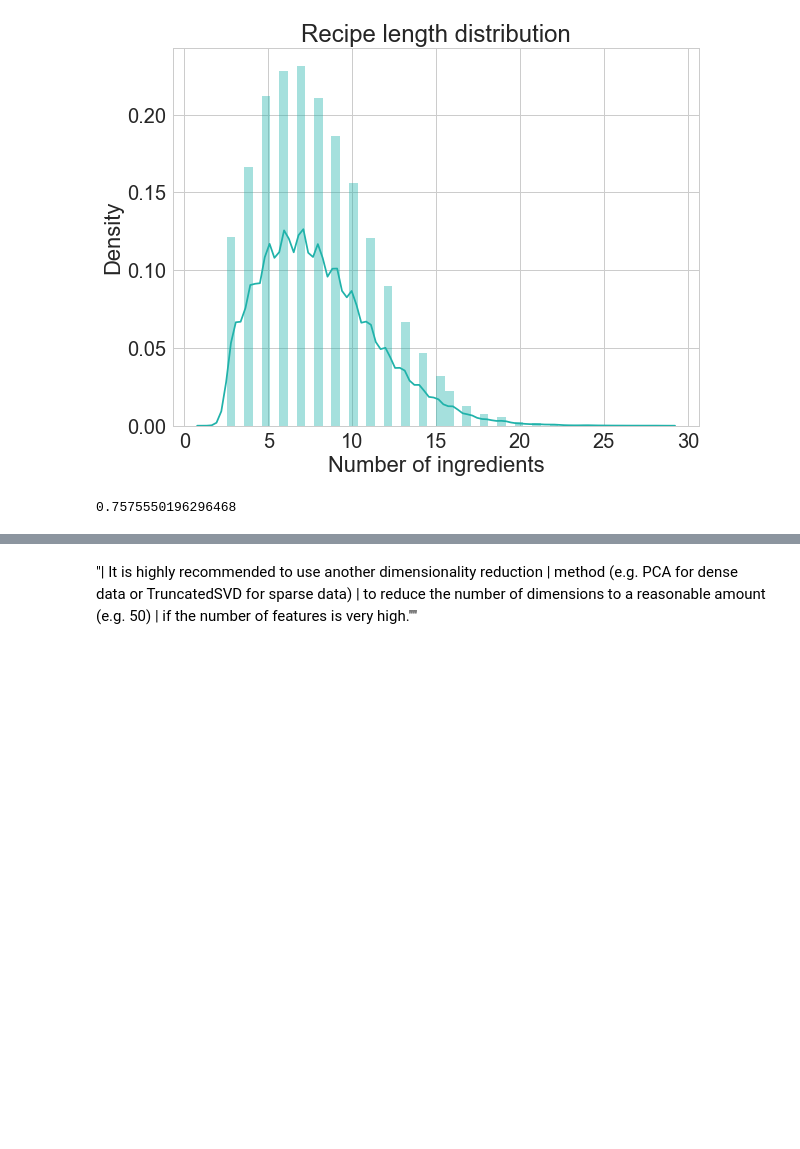
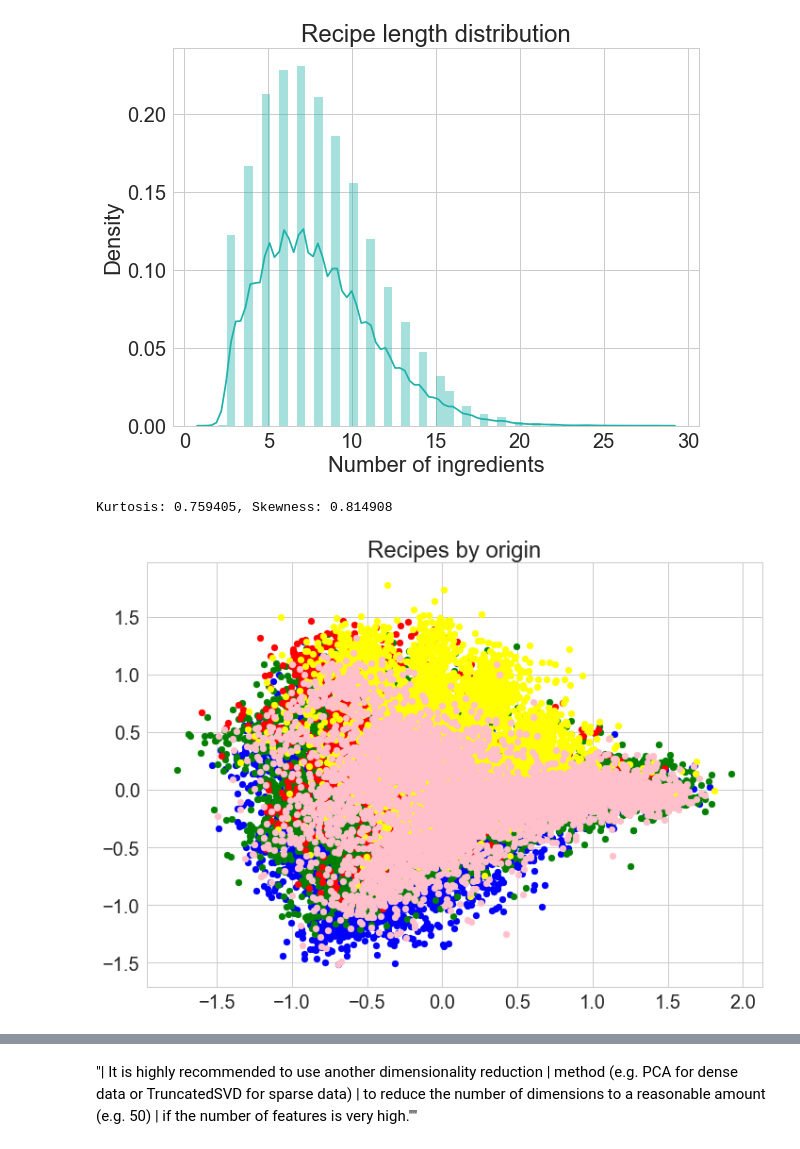
Before and after one commit to Slowika/Bag-of-Recipes, a Jupyter notebook: exploratory_data_analysis.ipynb, the cells around one changed output, grey strips where cells are left out. Saved outputs shown, nothing was run; the diff lists cells and outputs as text; code cells hidden in the pictures; blank space fills up the shorter version.

```diff
--- a/exploratory_data_analysis.ipynb
+++ b/exploratory_data_analysis.ipynb
@@ -193,7 +136,56 @@ plt.tight_layout()
 fig.savefig('recipes_length.pdf', dpi=200)
 # %% [output]
 [figure]
-# %%
-X_train['number_of_ingredients'].kurtosis()
-# %% [output]
-0.7575550196296468
+# %%
+kurt = X_train['number_of_ingredients'].kurtosis()
+skew = X_train['number_of_ingredients'].skew()
+print("Kurtosis: %f, Skewness: %f" % (kurt, skew))
+# %% [output]
+Kurtosis: 0.759405, Skewness: 0.814908
+# %%
+# Attempts at clustering by origin
+# - similarly to https://lib.ugent.be/fulltxt/RUG01/002/166/653/RUG01-002166653_2014_0001_AC.pdf
+
+
+X_train = pd.read_csv('train_dataset.csv', sep = '\t', index_col = 0) # Read data with the cuisine label
+
+west = ['french', 'irish', 'british', 'russian', 'cajun_creole']
+east = ['chinese', 'vietnamese', 'japanese', 'filipino', 'korean', 'thai']
+south = ['southern_us', 'jamaican', 'mexican', 'brazilian']
+mediterranean = ['greek', 'spanish', 'italian', 'moroccan']
+indian = ['indian']
+
+def label_origin(row):
+    if row['cuisine'] in west:
+        return 'west'
+    if row['cuisine'] in east:
+        return 'east'
+    if row['cuisine'] in mediterranean:
+        return 'mediterranean'
+    if row['cuisine'] in indian:
+        return 'indian'
+    if row['cuisine'] in south:
+        return 'south'
+
+X_train['origin'] = X_train.apply (lambda row: label_origin(row),axis=1)
+
+
+colors = ['blue', 'green', 'red', 'yellow', 'pink']
+origins = X_train['origin'].values
+
+pca = PCA(n_components=2)
+X_pca = pca.fit_transform(X_train.iloc[:, :-3])
+
+fig, ax = plt.subplots()
+fig.set_size_inches(11.7, 8.27)
+
+plt.title("Recipes by origin")
+for i, cur_origin in enumerate(set(origins)):
+    plt.scatter(X_pca[origins == cur_origin, 0], X_pca[origins == cur_origin, 1], c=colors[i])
+
+fig.savefig('pca_origins.pdf')
+
+### Interpretation: 2 first PCA components aren't enough to represent the data
+# (explained variance ratio (first two components): [0.0298653  0.02821523])
+# %% [output]
+[figure, added]
```
Also changed, not shown: parts of 65 cells of this notebook.
